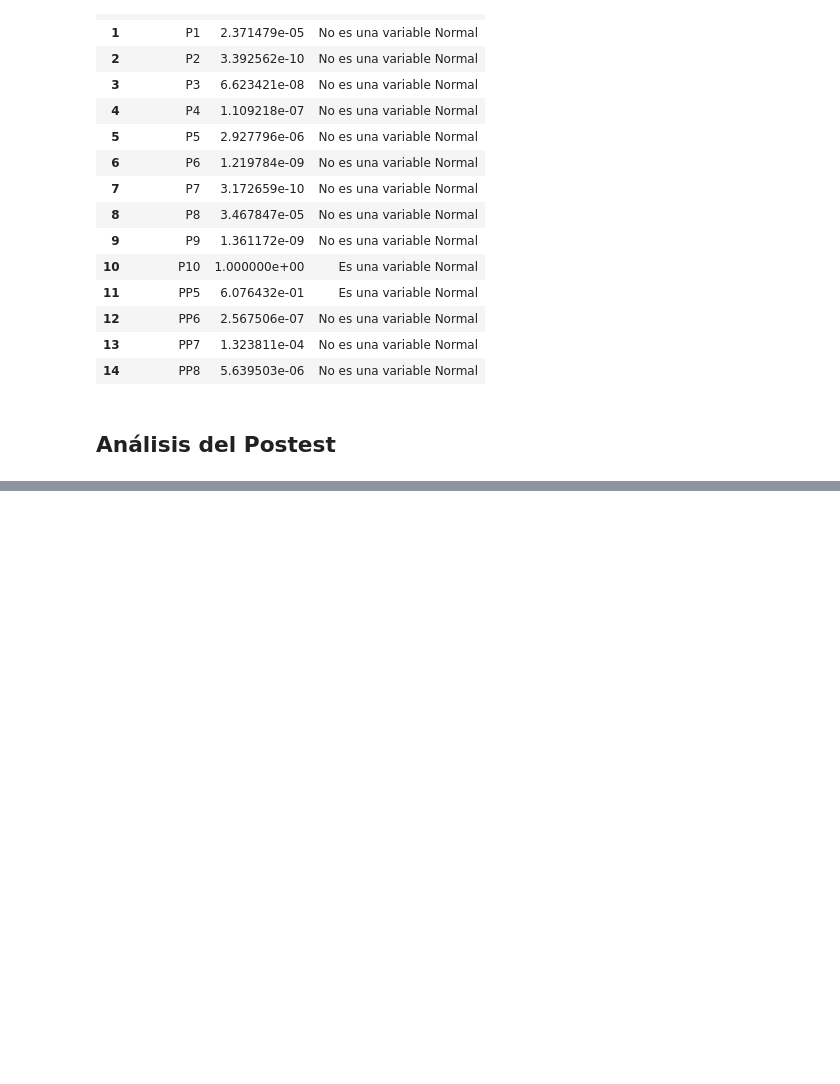
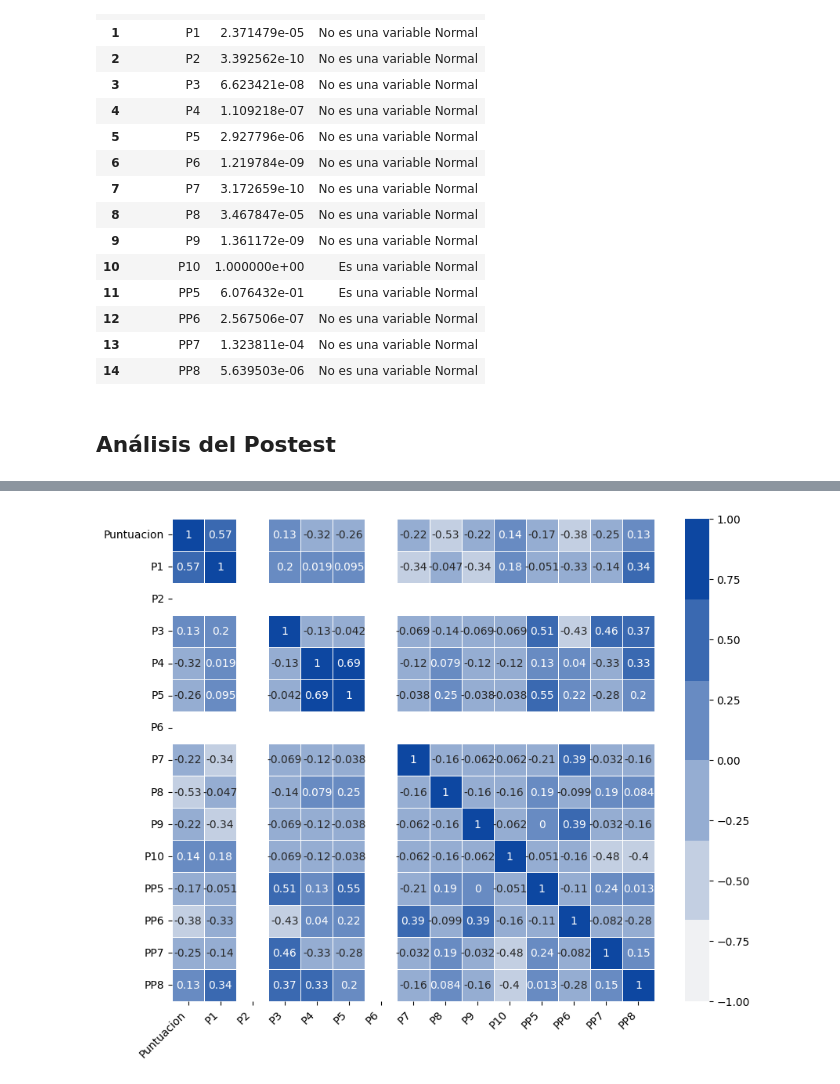
Before and after one commit to jaquimbayoc7/ProyeccionSocialAdultos, a Jupyter notebook: AnalisisPrePostest.ipynb, the cells around one changed output, grey strips where cells are left out. Drawn from its saved outputs; the diff is of its cells as text; code cells hidden in the pictures; blank space fills up the shorter version.

```diff
--- a/Pretest_Proyecto_Banco_de_la_Republica.ipynb
+++ b/AnalisisPrePostest.ipynb
@@ -829,0 +872,16 @@ testShapiroWilk(df_normalizados)
+# %%
+corr_matrixPos = df_normalizadosPos.corr(method='spearman')
+
+def tidy_corr_matrix(corr_mat):
+    '''
+    Función para convertir una matriz de correlación de pandas en formato tidy.
+    '''
+    corr_mat = corr_mat.stack().reset_index()
+    corr_mat.columns = ['variable_1','variable_2','r']
+    corr_mat = corr_mat.loc[corr_mat['variable_1'] != corr_mat['variable_2'], :]
+    corr_mat['abs_r'] = np.abs(corr_mat['r'])
+    corr_mat = corr_mat.sort_values('abs_r', ascending=False)
+
+    return(corr_mat)
+
+tidy_corr_matrix(corr_matrixPos).head(30)
@@ -829,0 +906,4 @@ testShapiroWilk(df_normalizados)
+# %%
+grafCor(corr_matrixPos)
+# %% [output]
+[figure, added]
```
Also changed, not shown: parts of 15 cells of this notebook, 3 other files.
